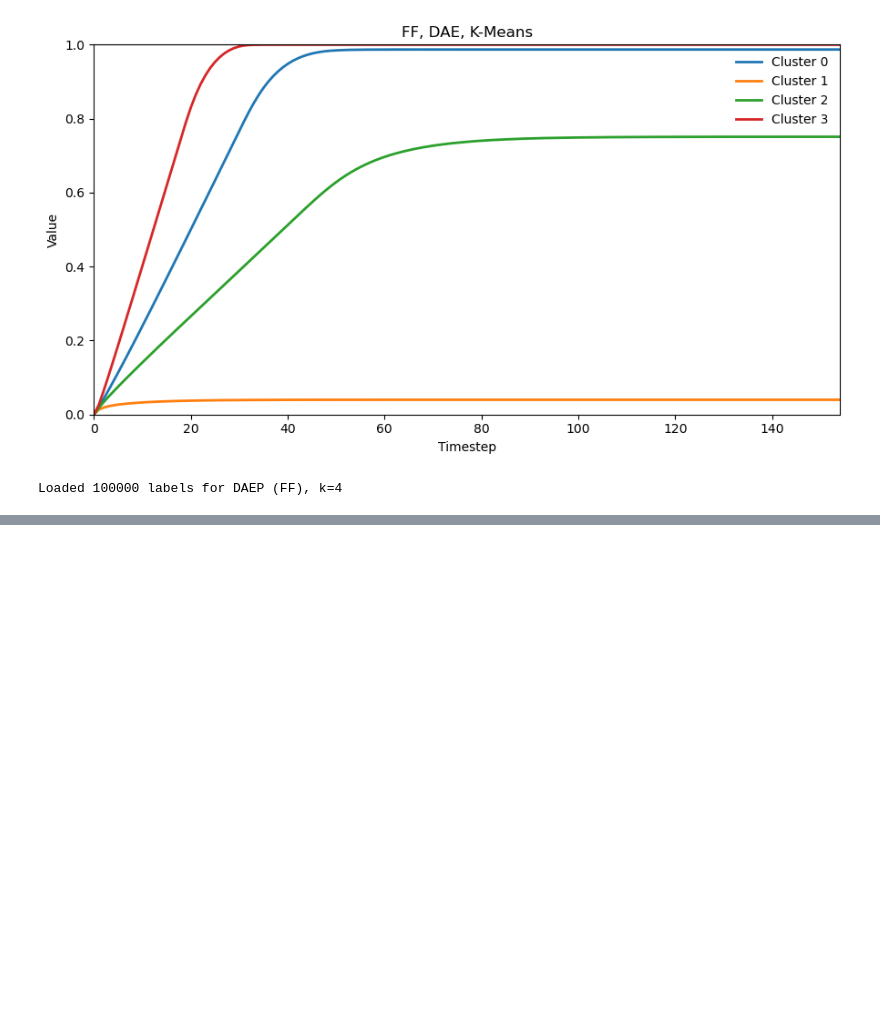
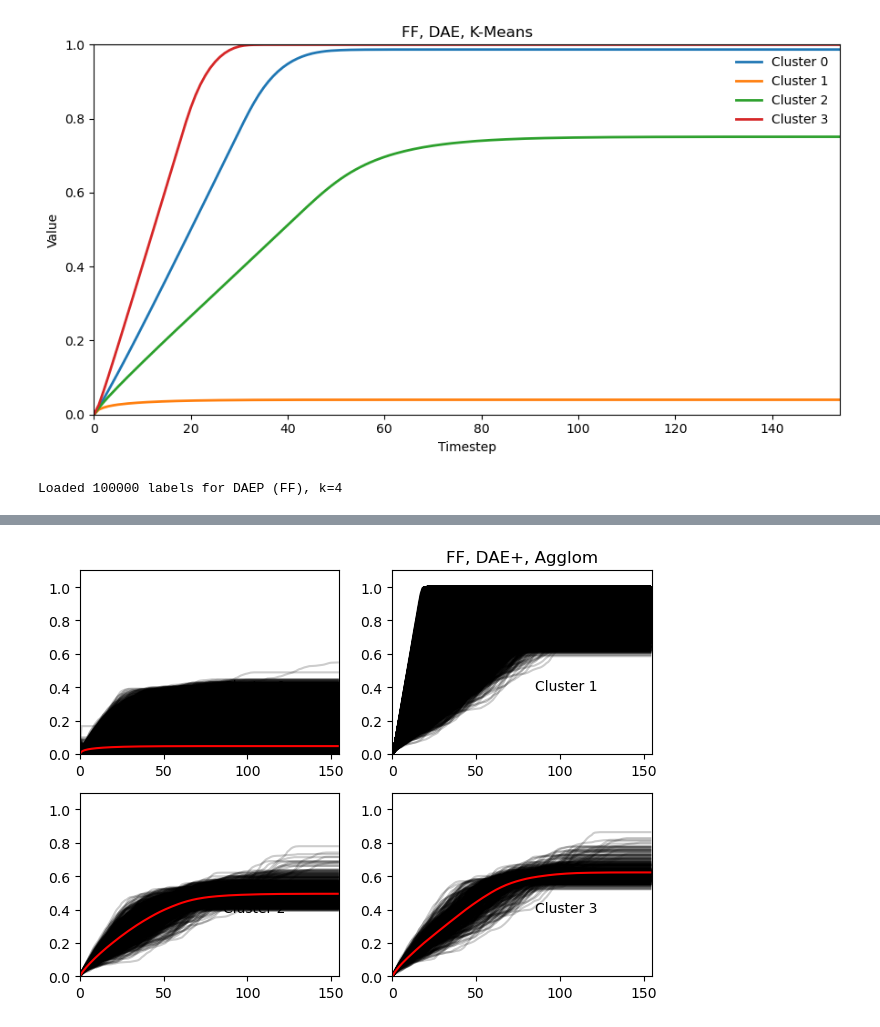
Before and after one commit to MariaElise-T/TS-Clustering, a Jupyter notebook: Untitled1.ipynb, the cells around one changed output, grey strips where cells are left out. Drawn from its saved outputs; the diff is of its cells as text; code cells hidden in the pictures; blank space fills up the shorter version.

```diff
--- a/Untitled1.ipynb
+++ b/Untitled1.ipynb
@@ -1004,0 +1014,23 @@ plt.savefig("ff_motifs_daep_kmeans.png", format="png")
+# %%
+import math
+def ts_cluster_visualization(y_pred, df, n_clusters, plot_title):
+    ts_size = df.shape[1]
+    ts_max = df.max()
+    plt.figure()
+    for cluster in range(n_clusters):
+        plt.subplot(2, math.ceil(n_clusters/2), cluster+1)
+        for ts in df[y_pred == cluster]:
+            plt.plot(ts.ravel(), "k-", alpha=.2)
+        plt.plot(np.mean(df[y_pred == cluster], axis=0), "r-")
+        plt.xlim(0, ts_size)
+        plt.ylim(0, 1.1)
+        plt.text(0.55, 0.35,'Cluster %d' % (cluster),
+                 transform=plt.gca().transAxes)
+        if cluster == 1:
+            plt.title(plot_title)
+    plt.tight_layout()
+    plt.show()
+# %%
+ts_cluster_visualization(np.array(labels), X_train, ff_k, "FF, DAE+, Agglom")
+# %% [output]
+[figure, added]
```
Also changed, not shown: parts of 3 cells of this notebook, 1 other file.
